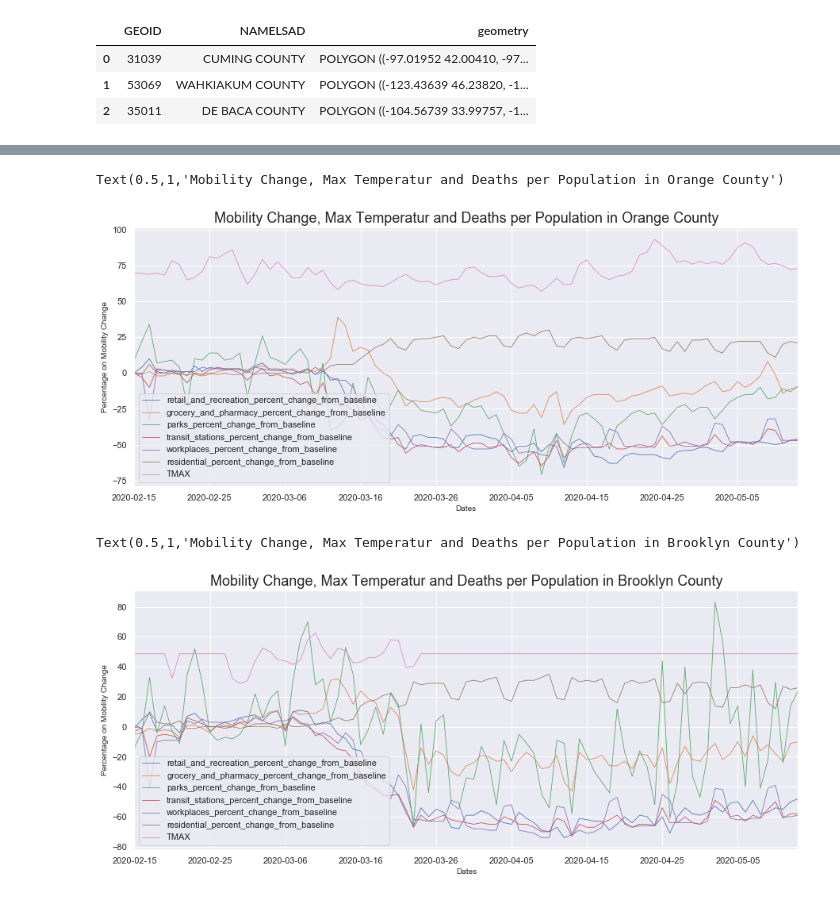
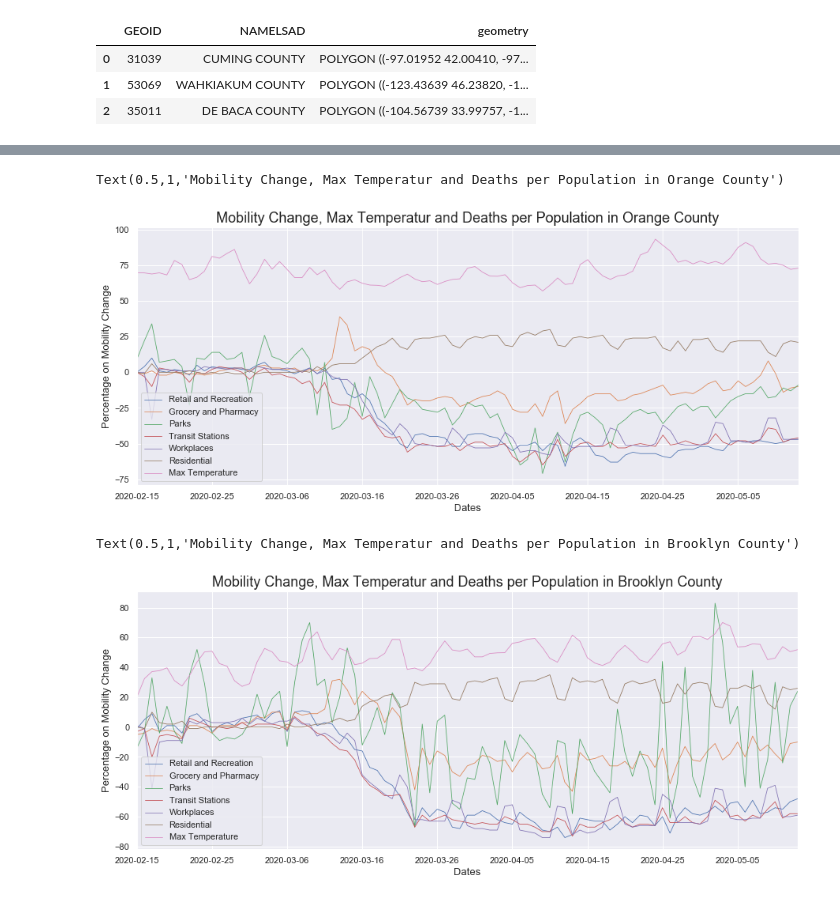
Before and after one commit to LittleAhn/covid19-ml-project, a Jupyter notebook: scripts/building_graphs.ipynb, the cells around one changed output, grey strips where cells are left out. Saved outputs shown, nothing was run; the diff lists cells and outputs as text; code cells hidden in the pictures.

```diff
--- a/scripts/building_graphs.ipynb
+++ b/scripts/building_graphs.ipynb
@@ -64,9 +64,10 @@ Text(0.5,1,'Missing Data by Mobility Category - Change from Baseline')
 [figure]
 # %%
 df_matrix = df.dropna()
-df_matrix = df_matrix[['pop', 'total_households', 'avg_fam_size', 'cases', 'deaths', 'in_school_pct', 'PercentFluShot',
-                'med_inc',  'TMAX', 'PRCP', 'area_sqmi']]
-sns.set(style="ticks", color_codes=True)
+df_matrix = df_matrix[['TMAX', 'pop_density', 'in_school_pct', 'cases_per_pop', 'voteshare_dem', 'has_broadband_pct', 'med_inc']]
+df_matrix.columns = ['Max Temperature', 'Population Density', 'In School Percentage', 'Cases Per Population',
+                     'Democratic Vote Share', 'Has Broadband Percentage', 'Median Inccome']
+sns.set(style="ticks", color_codes=True, font_scale=1.15)
 sns.pairplot(df_matrix, vars=df_matrix.columns)
 # %% [output]
 <seaborn.axisgrid.PairGrid at 0x...>
@@ -121,30 +139,30 @@ df_line.set_index('date', inplace=True)
+# %%
+df_line.set_index('date', inplace=True)
+df_line.columns = ["fips", "Retail and Recreation", "Grocery and Pharmacy", "Parks", "Transit Stations",
+                   "Workplaces", "Residential", "Max Temperature"]
 # %%
 sns.set(rc={'figure.figsize':(15, 6)})
 # %%
 df_orange = df_line[df_line['fips'] == 6059]
-df_orange = df_orange[['retail_and_recreation_percent_change_from_baseline',
-    'grocery_and_pharmacy_percent_change_from_baseline', 'parks_percent_change_from_baseline',
-    'transit_stations_percent_change_from_baseline', 'workplaces_percent_change_from_baseline',
-    'residential_percent_change_from_baseline', 'TMAX']]
+df_orange = df_orange[["Retail and Recreation", "Grocery and Pharmacy", "Parks",
+                       "Transit Stations", "Workplaces", "Residential", "Max Temperature"]]
 df_orange.plot(linewidth=0.8)
-plt.xlabel("Dates", fontsize=10)
-plt.ylabel("Percentage on Mobility Change", fontsize=10)
+plt.xlabel("Dates", fontsize=13)
+plt.ylabel("Percentage on Mobility Change", fontsize=13)
 plt.title('Mobility Change, Max Temperatur and Deaths per Population in Orange County', fontsize=18)
 # %% [output]
 Text(0.5,1,'Mobility Change, Max Temperatur and Deaths per Population in Orange County')
-[figure, old version]
+[figure, new version]
 # %%
 df_brooklyn = df_line[df_line['fips'] == 36047]
-df_brooklyn = df_brooklyn[['retail_and_recreation_percent_change_from_baseline',
-    'grocery_and_pharmacy_percent_change_from_baseline', 'parks_percent_change_from_baseline',
-    'transit_stations_percent_change_from_baseline', 'workplaces_percent_change_from_baseline',
-    'residential_percent_change_from_baseline', 'TMAX']]
+df_brooklyn = df_brooklyn[["Retail and Recreation", "Grocery and Pharmacy", "Parks",
+                       "Transit Stations", "Workplaces", "Residential", "Max Temperature"]]
 df_brooklyn.plot(linewidth=0.8)
-plt.xlabel("Dates", fontsize=10)
-plt.ylabel("Percentage on Mobility Change", fontsize=10)
+plt.xlabel("Dates", fontsize=13)
+plt.ylabel("Percentage on Mobility Change", fontsize=13)
 plt.title('Mobility Change, Max Temperatur and Deaths per Population in Brooklyn County', fontsize=18)
 # %% [output]
 Text(0.5,1,'Mobility Change, Max Temperatur and Deaths per Population in Brooklyn County')
-[figure, old version]
+[figure, new version]
 # %%
 df_cook = df_line[df_line['fips'] == 17031]
```
Also changed, not shown: parts of 11 cells of this notebook.
